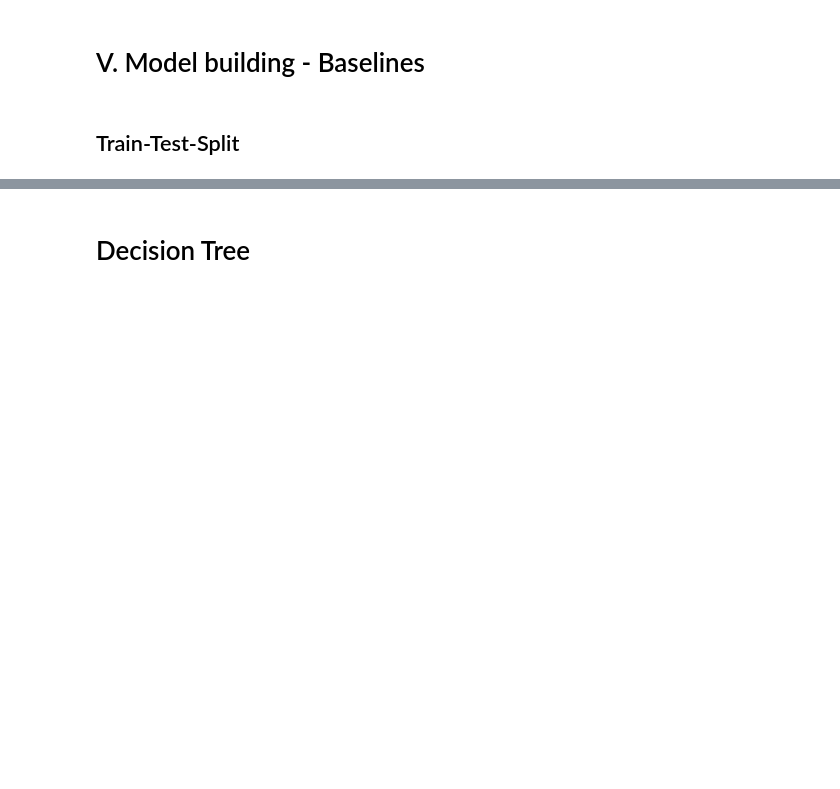
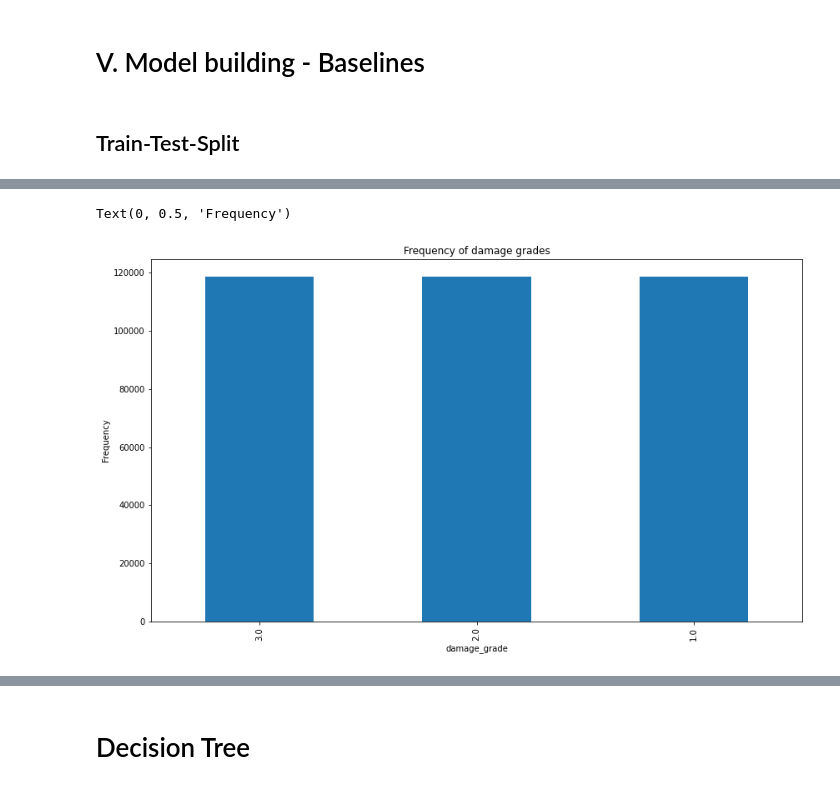
Before and after one commit to NiklasSabel/data_mining_1, a Jupyter notebook: notebooks/Niklas_Models.ipynb, the cells around one changed output, grey strips where cells are left out. Saved outputs shown, nothing was run; the diff lists cells and outputs as text; code cells hidden in the pictures; blank space fills up the shorter version.

```diff
--- a/notebooks/Niklas_Models.ipynb
+++ b/notebooks/Niklas_Models.ipynb
@@ -146,2 +252,13 @@ ax.set_ylabel("Frequency")
+# %%
+# choose to randomly oversample the train dataset as class 2 is highly over represented for our target variable damage grade
+sampler = RandomOverSampler()
+train_balanced_data, train_balanced_target = sampler.fit_resample(data_train, target_train)
+
+ax = train_balanced_target.value_counts().plot(kind='bar', figsize=(14,8), title="Frequency of damage grades")
+ax.set_xlabel("damage_grade")
+ax.set_ylabel("Frequency")
+# %% [output]
+Text(0, 0.5, 'Frequency')
+[figure, added]
 # %%
 train_balanced_data
```
Also changed, not shown: parts of 45 cells of this notebook, 2 other files.
